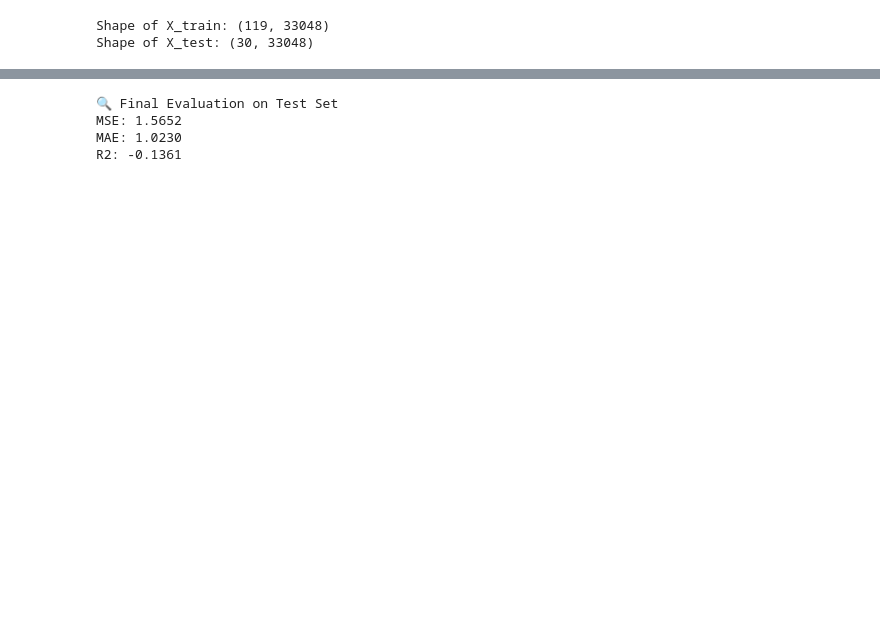
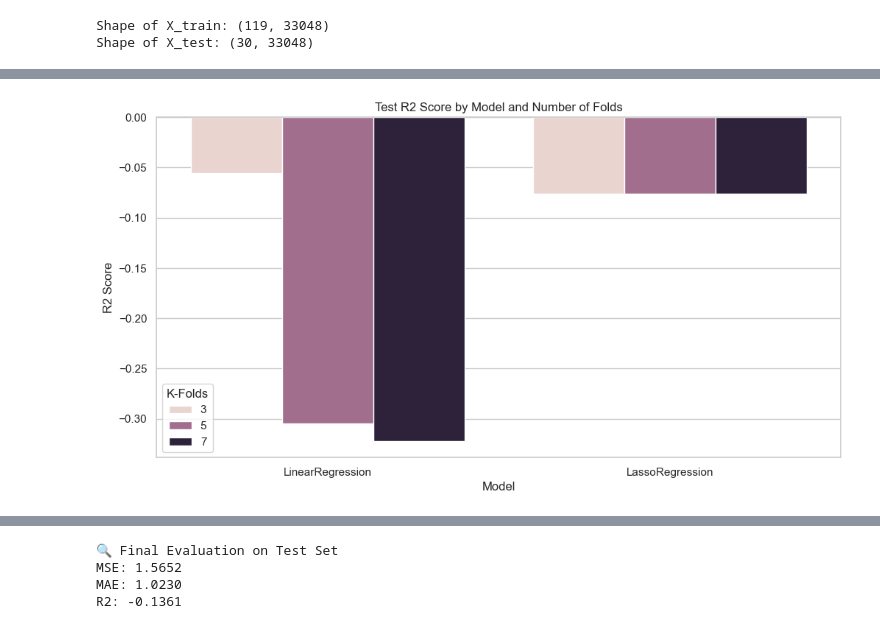
Before and after one commit to derex-cmd/ccdm, a Jupyter notebook: Genetic Algorithm/genetic_algo_v2.ipynb, the cells around one changed output, grey strips where cells are left out. Saved outputs shown, nothing was run; the diff lists cells and outputs as text; code cells hidden in the pictures; blank space fills up the shorter version.

```diff
--- a/Genetic Algorithm/genetic_algo_v2.ipynb
+++ b/Genetic Algorithm/genetic_algo_v2.ipynb
@@ -28,0 +323,11 @@ Shape of X_test: (30, 33048)
+# %%
+# 2. Barplot: Test R2 by Model and K-Folds
+plt.figure(figsize=(12, 6))
+sns.barplot(data=summary_df, x='Model', y='Test_R2', hue='K_Folds')
+plt.title('Test R2 Score by Model and Number of Folds')
+plt.ylabel('R2 Score')
+plt.xlabel('Model')
+plt.legend(title='K-Folds')
+plt.show()
+# %% [output]
+[figure, added]
```
Also changed, not shown: parts of 14 cells of this notebook, 27 other files.
